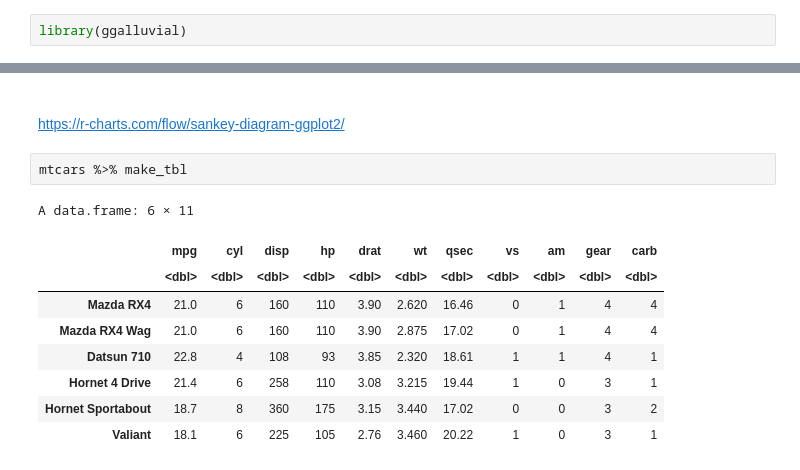
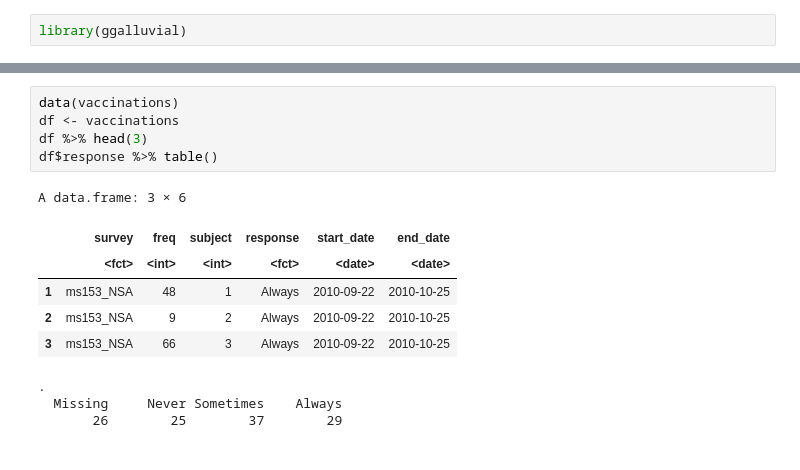
Before and after one commit to ChSSolee/ADP-Practice, a Jupyter notebook: 실기대비실습/18. Path Analysis.ipynb, the cells around one changed output, grey strips where cells are left out. Saved outputs shown, nothing was run; the diff lists cells and outputs as text.

```diff
--- a/실기대비실습/18. Path Analysis.ipynb
+++ b/실기대비실습/18. Path Analysis.ipynb
@@ -80,18 +49,15 @@ Warning message in to_lodes_form(data = data, axes = axis_ind, discern = params$
-# %% [markdown]
-#
-#
-#
-#
-https://r-charts.com/flow/sankey-diagram-ggplot2/
-# %%
-mtcars %>% make_tbl
-# %% [output]
-A data.frame: 6 × 11
-|  | mpg | cyl | disp | hp | drat | wt | qsec | vs | am | gear | carb |
-|  | <dbl> | <dbl> | <dbl> | <dbl> | <dbl> | <dbl> | <dbl> | <dbl> | <dbl> | <dbl> | <dbl> |
-| Mazda RX4 | 21.0 | 6 | 160 | 110 | 3.90 | 2.620 | 16.46 | 0 | 1 | 4 | 4 |
-| Mazda RX4 Wag | 21.0 | 6 | 160 | 110 | 3.90 | 2.875 | 17.02 | 0 | 1 | 4 | 4 |
-| Datsun 710 | 22.8 | 4 | 108 | 93 | 3.85 | 2.320 | 18.61 | 1 | 1 | 4 | 1 |
-| Hornet 4 Drive | 21.4 | 6 | 258 | 110 | 3.08 | 3.215 | 19.44 | 1 | 0 | 3 | 1 |
-| Hornet Sportabout | 18.7 | 8 | 360 | 175 | 3.15 | 3.440 | 17.02 | 0 | 0 | 3 | 2 |
-| Valiant | 18.1 | 6 | 225 | 105 | 2.76 | 3.460 | 20.22 | 1 | 0 | 3 | 1 |
+# %%
+data(vaccinations)
+df <- vaccinations
+df %>% head(3)
+df$response %>% table()
+# %% [output]
+A data.frame: 3 × 6
+|  | survey | freq | subject | response | start_date | end_date |
+|  | <fct> | <int> | <int> | <fct> | <date> | <date> |
+| 1 | ms153_NSA | 48 | 1 | Always | 2010-09-22 | 2010-10-25 |
+| 2 | ms153_NSA | 9 | 2 | Always | 2010-09-22 | 2010-10-25 |
+| 3 | ms153_NSA | 66 | 3 | Always | 2010-09-22 | 2010-10-25 |
+.
+  Missing     Never Sometimes    Always
+       26        25        37        29
```
Also changed, not shown: parts of 13 cells of this notebook, 1 other file.
